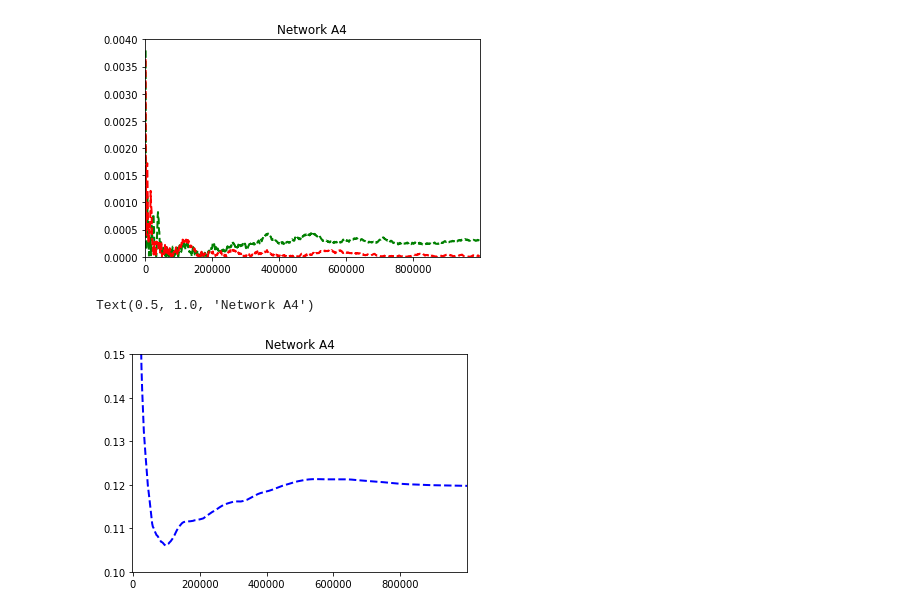
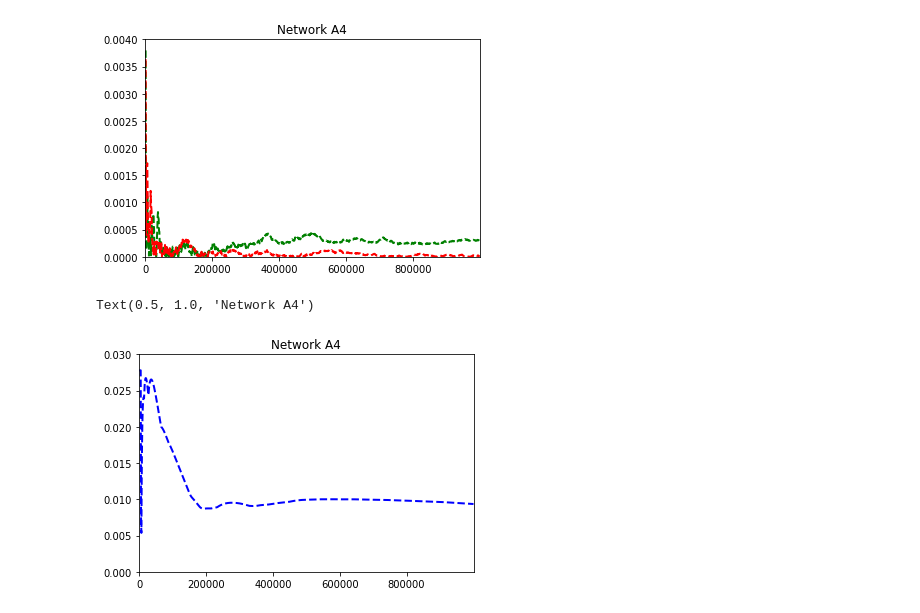
Before and after one commit to mxmboyer/decision-projet, a Jupyter notebook: data_viz.ipynb, the cells around one changed output. Drawn from its saved outputs; the diff is of its cells as text; code cells hidden in the pictures.

```diff
--- a/data_viz.ipynb
+++ b/data_viz.ipynb
@@ -190,8 +184,8 @@ Text(0.5, 1.0, 'Network A4')
 [figure]
 # %%
 pyplot.plot(tab_y, erreur_g, color = 'blue', linestyle = 'dashed', linewidth = 2)
-pyplot.axis([-1000, 999999, 0.1, 0.15])
+pyplot.axis([-1000, 999999, 0, 0.03])
 pyplot.title("Network A4")
 # %% [output]
 Text(0.5, 1.0, 'Network A4')
-[figure, old version]
+[figure, new version]
```
Also changed, not shown: parts of 5 cells of this notebook, 10 other files.
